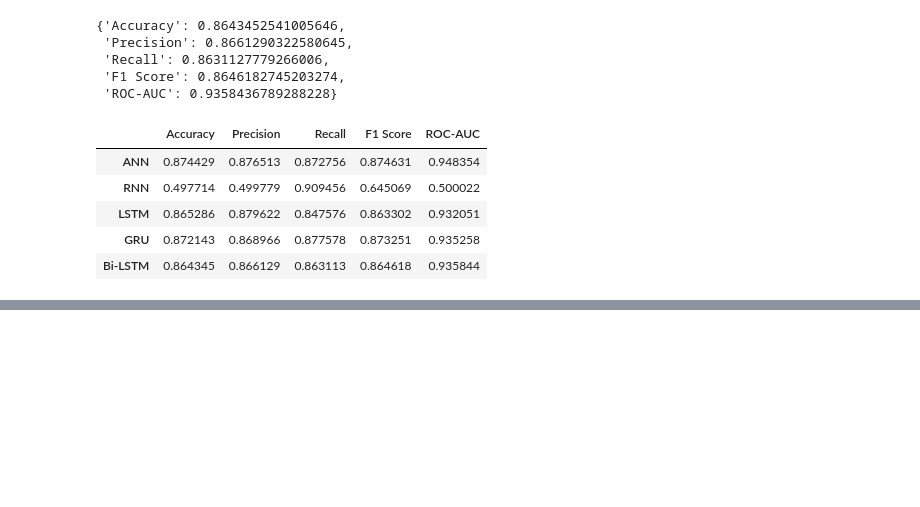
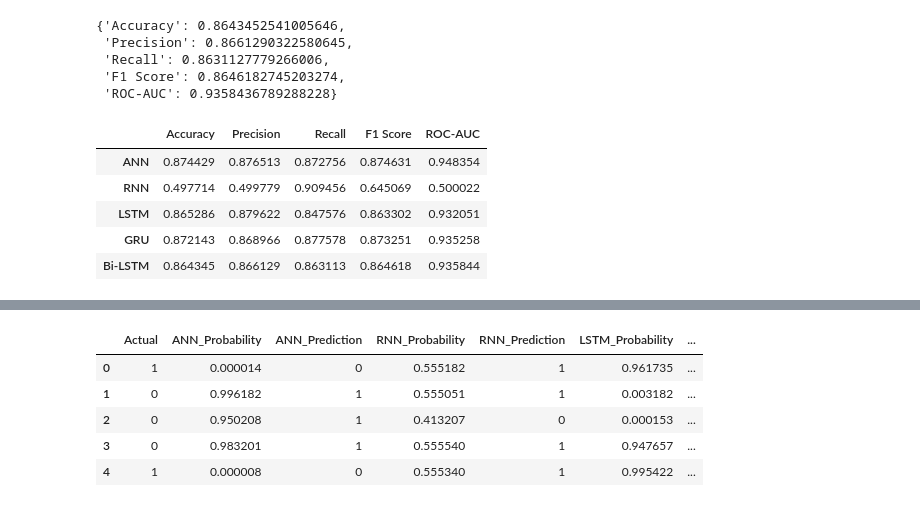
Before and after one commit to Logesh-M0324/Weekend_Task, a Jupyter notebook: Text Sentiment Analysis/notebook/04_Models_training.ipynb, the cells around one changed output, grey strips where cells are left out. Saved outputs shown, nothing was run; the diff lists cells and outputs as text; code cells hidden in the pictures; blank space fills up the shorter version.

```diff
--- a/Text Sentiment Analysis/notebook/04_Models_training.ipynb
+++ b/Text Sentiment Analysis/notebook/04_Models_training.ipynb
@@ -836,0 +926,8 @@ baseline_results
+# %%
+rnn_probabilities = rnn_model.predict(
+    X_test_padded
+)
+
+rnn_predictions = (
+    rnn_probabilities.ravel() >= 0.5
+).astype(int)
@@ -836,0 +936,8 @@ baseline_results
+# %%
+lstm_probabilities = lstm_model.predict(
+    X_test_padded
+)
+
+lstm_predictions = (
+    lstm_probabilities.ravel() >= 0.5
+).astype(int)
@@ -836,0 +946,8 @@ baseline_results
+# %%
+gru_probabilities = gru_model.predict(
+    X_test_padded
+)
+
+gru_predictions = (
+    gru_probabilities.ravel() >= 0.5
+).astype(int)
@@ -836,0 +956,28 @@ baseline_results
+# %%
+prediction_results = pd.DataFrame({
+    "Actual": y_test,
+
+    "ANN_Probability": ann_probabilities.ravel(),
+    "ANN_Prediction": ann_predictions,
+
+    "RNN_Probability": rnn_probabilities.ravel(),
+    "RNN_Prediction": rnn_predictions,
+
+    "LSTM_Probability": lstm_probabilities.ravel(),
+    "LSTM_Prediction": lstm_predictions,
+
+    "GRU_Probability": gru_probabilities.ravel(),
+    "GRU_Prediction": gru_predictions,
+
+    "BiLSTM_Probability": bi_lstm_probabilities.ravel(),
+    "BiLSTM_Prediction": bi_lstm_predictions
+})
+# %%
+prediction_results.head()
+# %% [output]
+|  | Actual | ANN_Probability | ANN_Prediction | RNN_Probability | RNN_Prediction | LSTM_Probability | ... |
+| 0 | 1 | 0.000014 | 0 | 0.555182 | 1 | 0.961735 | ... |
+| 1 | 0 | 0.996182 | 1 | 0.555051 | 1 | 0.003182 | ... |
+| 2 | 0 | 0.950208 | 1 | 0.413207 | 0 | 0.000153 | ... |
+| 3 | 0 | 0.983201 | 1 | 0.555540 | 1 | 0.947657 | ... |
+| 4 | 1 | 0.000008 | 0 | 0.555340 | 1 | 0.995422 | ... |
```
Also changed, not shown: parts of 13 cells of this notebook, 15 other files.
